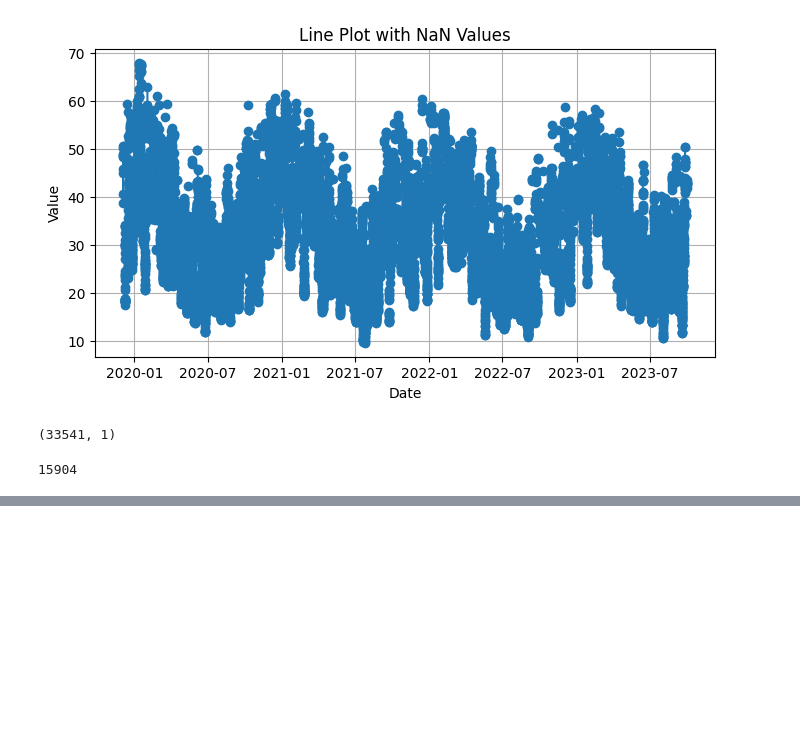
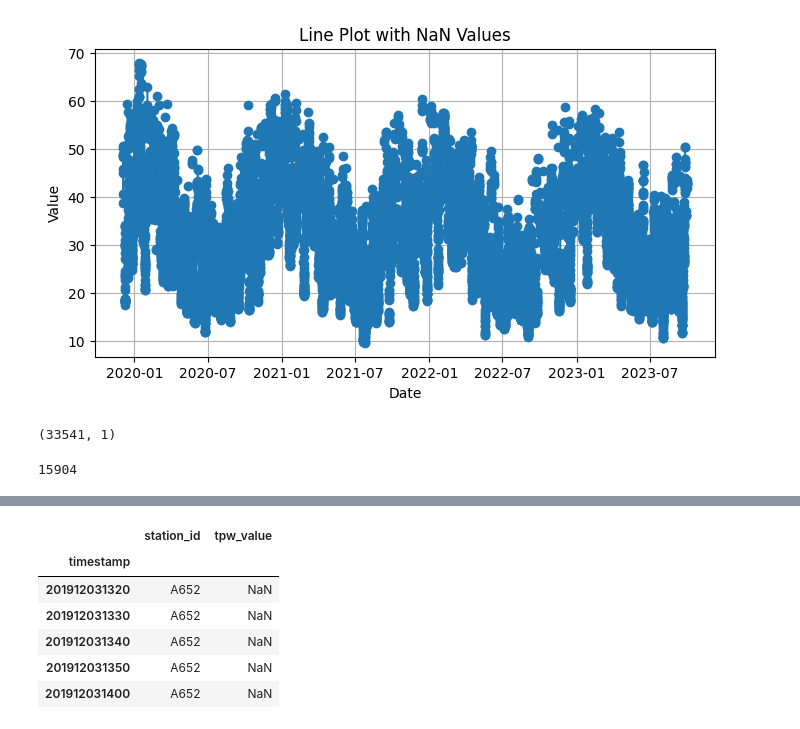
Before and after one commit to NietoCurcio/atmoseer, a Jupyter notebook: notebooks/lafusion.ipynb, the cells around one changed output, grey strips where cells are left out. Cells and saved outputs as stored; diff of their text form; code cells hidden in the pictures; blank space fills up the shorter version.

```diff
--- a/notebooks/lafusion.ipynb
+++ b/notebooks/lafusion.ipynb
@@ -2120,0 +2152,10 @@ df.tail(30)
+# %%
+df_A652.head()
+# %% [output]
+|  | station_id | tpw_value |
+| timestamp |  |  |
+| 201912031320 | A652 | NaN |
+| 201912031330 | A652 | NaN |
+| 201912031340 | A652 | NaN |
+| 201912031350 | A652 | NaN |
+| 201912031400 | A652 | NaN |
```
Also changed, not shown: parts of 11 cells of this notebook, 6 other files.
